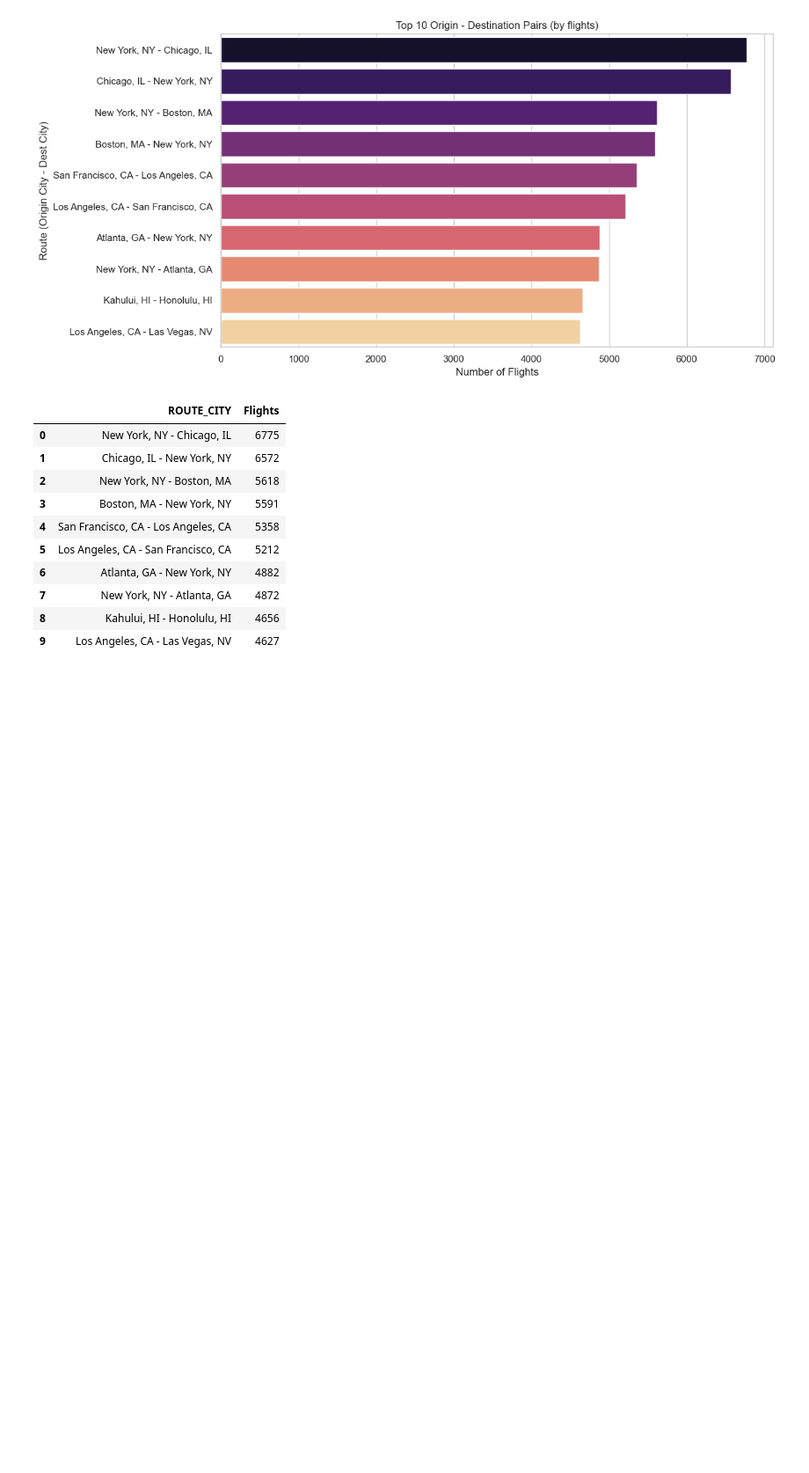
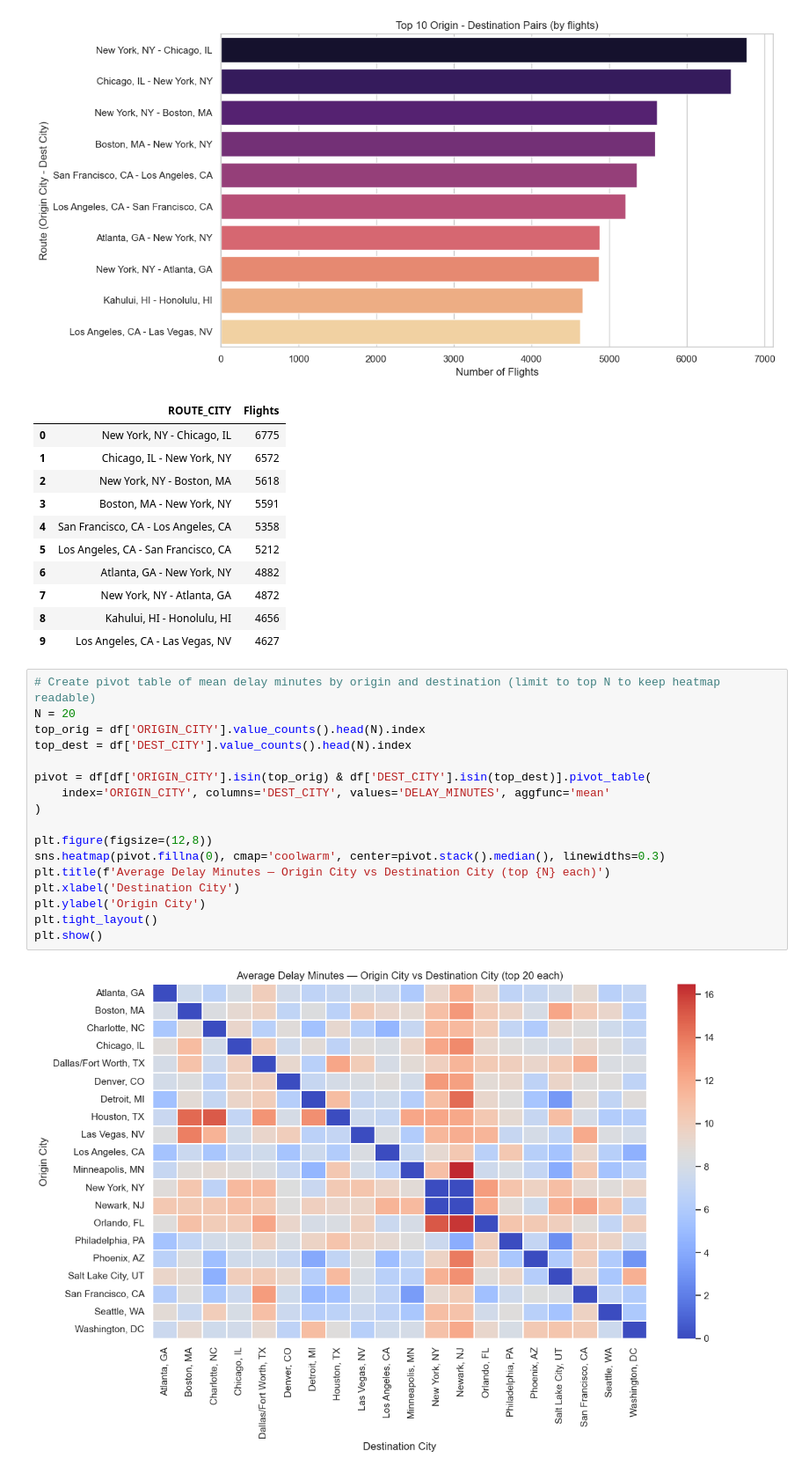
Before and after one commit to ryadavnitb/Batch-7, a Jupyter notebook: Airfly-Insights.ipynb, the cells around one changed output. Shown at 88% size. Saved outputs shown, nothing was run; the diff lists cells and outputs as text; blank space fills up the shorter version.

```diff
--- a/Airfly-Insights.ipynb
+++ b/Airfly-Insights.ipynb
@@ -706,3 +709,22 @@ top_od
 | 7 | New York, NY - Atlanta, GA | 4872 |
 | 8 | Kahului, HI - Honolulu, HI | 4656 |
 | 9 | Los Angeles, CA - Las Vegas, NV | 4627 |
+# %%
+# Create pivot table of mean delay minutes by origin and destination (limit to top N to keep heatmap readable)
+N = 20
+top_orig = df['ORIGIN_CITY'].value_counts().head(N).index
+top_dest = df['DEST_CITY'].value_counts().head(N).index
+
+pivot = df[df['ORIGIN_CITY'].isin(top_orig) & df['DEST_CITY'].isin(top_dest)].pivot_table(
+    index='ORIGIN_CITY', columns='DEST_CITY', values='DELAY_MINUTES', aggfunc='mean'
+)
+
+plt.figure(figsize=(12,8))
+sns.heatmap(pivot.fillna(0), cmap='coolwarm', center=pivot.stack().median(), linewidths=0.3)
+plt.title(f'Average Delay Minutes — Origin City vs Destination City (top {N} each)')
+plt.xlabel('Destination City')
+plt.ylabel('Origin City')
+plt.tight_layout()
+plt.show()
+# %% [output]
+[figure, added]
```
Also changed, not shown: parts of 12 cells of this notebook.
